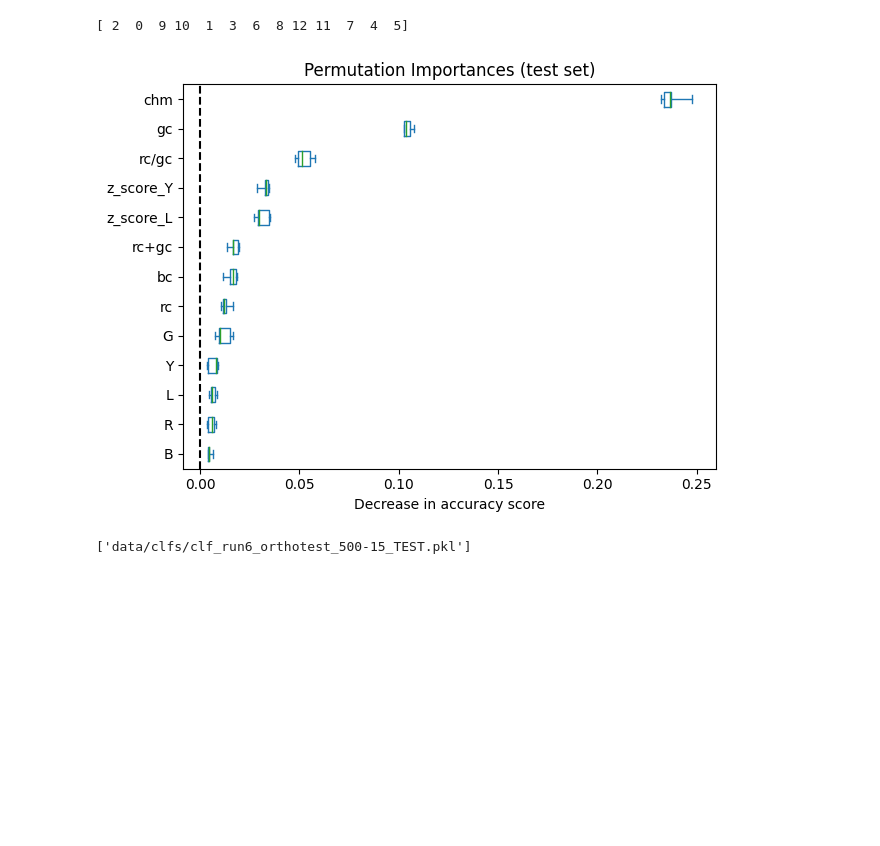
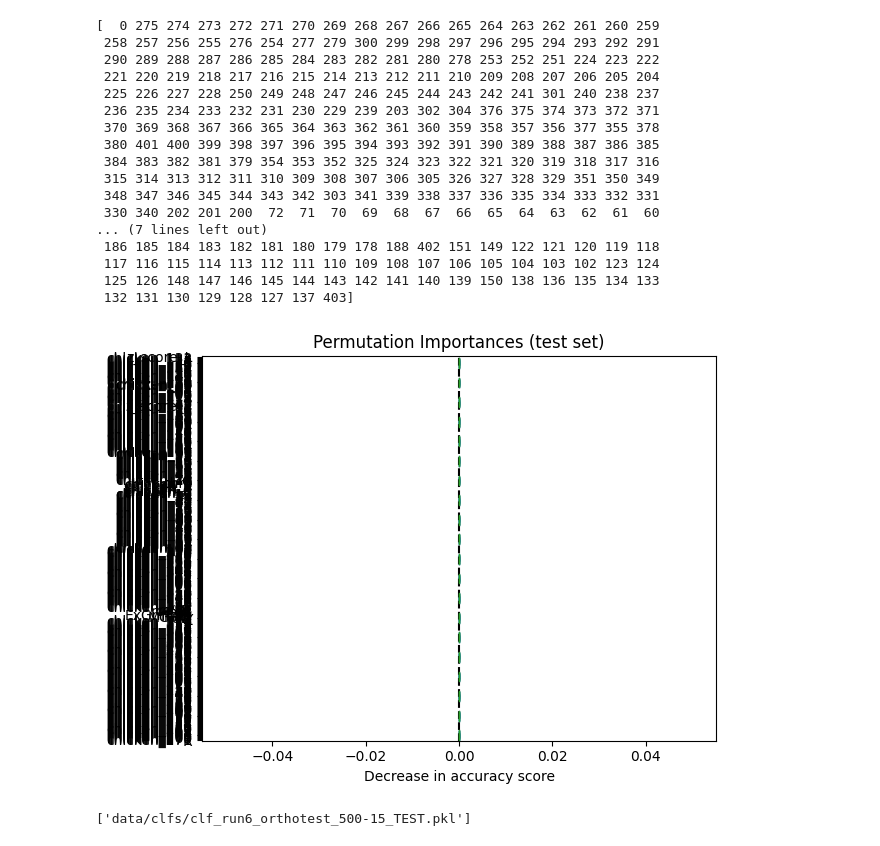
Before and after one commit to mbb25/genericRF_NWT, a Jupyter notebook: 3_classification_clean.ipynb, the cells around one changed output. Drawn from its saved outputs; the diff is of its cells as text; code cells hidden in the pictures; blank space fills up the shorter version.

```diff
--- a/3_classification_clean.ipynb
+++ b/3_classification_clean.ipynb
@@ -172,0 +80,22 @@ R          0.044794
+# %%
+for site in a[:6]:
+    print(f'Holding out site {site}...')
+    X_train, X_test, y_train, y_test = split_by_site(df, site)
+
+
+    # -----------------------------------------------------------------------------------------------------------
+    # oversample w synthetic minority oversampling to balance classes
+    under = imblearn.over_sampling.SMOTE(sampling_strategy='not majority') # resamples all classes but majority
+    X_res, y_res = under.fit_resample(X_train, y_train)
+
+    # -----------------------------------------------------------------------------------------------------------
+    # Train RF classifier
+    clf=RandomForestClassifier(n_estimators=500, max_depth=15)
+    clf.fit(X_res, y_res)
+
+    # -----------------------------------------------------------------------------------------------------------
+    # Prediction
+    preds = clf.predict(X_test)
+
+    print(f'  Train accuracy: {clf.score(X_res, y_res)}')
+    print(f'  Test accuracy: {clf.score(X_test, y_test)}')
@@ -173,25 +163,62 @@ R          0.044794
+# %%
+# -----------------------------------------------------------------------------------------------------------
+# Inspect performance parameters: training and testing scores, confusion matrix, and feature importanceax1 = plt.figure(figsize=(5,5)).add_subplot(111)
+
+cf_matrix = confusion_matrix(y_test, preds,  labels = clf.classes_)
+disp = ConfusionMatrixDisplay(confusion_matrix=cf_matrix, display_labels=clf.classes_)
+disp.plot(ax = ax1)
+plt.title('Confusion Matrix')
+
+feature_importance = pd.DataFrame(clf.feature_importances_, index=X_res.columns).sort_values(by=0, ascending=False)
+print(feature_importance)
+
+# -----------------------------------------------------------------------------------------------------------
+# save inspection results to csv output file and confusion matrix to figure
+savepath = os.path.join('runs', runname)
+savename = f'{runname}.csv'
+inpsectiontocsv(savepath=savepath, savename=savename, selection=selection, clf=clf, cf_matrix=cf_matrix,
+                training_data=[X_res, y_res], testing_data=[X_test, y_test])
+
+figname=f'cfm_{runname}.png'
+savefig(savepath+figname, dpi=150, bbox_inches='tight')
 # %%
 # ==========================================================================================
 # Calculate permutation matrix and save figure
 # ==========================================================================================
 perm_importance = permutation_importance(clf, X_test, y_test)
 sorted_idx = perm_importance.importances_mean.argsort()
 print(sorted_idx)
 importances = pd.DataFrame(
     perm_importance.importances[sorted_idx].T,
     columns=X.columns[sorted_idx],
 )
 
 ax = importances.plot.box(vert=False, whis=10)
 ax.set_title("Permutation Importances (test set)")
 ax.axvline(x=0, color="k", linestyle="--")
 ax.set_xlabel("Decrease in accuracy score")
 ax.figure.tight_layout()
-figname='perm_%s.png' % run
+figname = f'perm_{runname}.png'
 savefig(savepath+figname, dpi=150, bbox_inches='tight')
 # %% [output]
-[ 2  0  9 10  1  3  6  8 12 11  7  4  5]
+[  0 275 274 273 272 271 270 269 268 267 266 265 264 263 262 261 260 259
+ 258 257 256 255 276 254 277 279 300 299 298 297 296 295 294 293 292 291
+ 290 289 288 287 286 285 284 283 282 281 280 278 253 252 251 224 223 222
+ 221 220 219 218 217 216 215 214 213 212 211 210 209 208 207 206 205 204
+ 225 226 227 228 250 249 248 247 246 245 244 243 242 241 301 240 238 237
+ 236 235 234 233 232 231 230 229 239 203 302 304 376 375 374 373 372 371
+ 370 369 368 367 366 365 364 363 362 361 360 359 358 357 356 377 355 378
+ 380 401 400 399 398 397 396 395 394 393 392 391 390 389 388 387 386 385
+ 384 383 382 381 379 354 353 352 325 324 323 322 321 320 319 318 317 316
+ 315 314 313 312 311 310 309 308 307 306 305 326 327 328 329 351 350 349
+ 348 347 346 345 344 343 342 303 341 339 338 337 336 335 334 333 332 331
+ 330 340 202 201 200  72  71  70  69  68  67  66  65  64  63  62  61  60
+... (7 lines left out)
+ 186 185 184 183 182 181 180 179 178 188 402 151 149 122 121 120 119 118
+ 117 116 115 114 113 112 111 110 109 108 107 106 105 104 103 102 123 124
+ 125 126 148 147 146 145 144 143 142 141 140 139 150 138 136 135 134 133
+ 132 131 130 129 128 127 137 403]
-[figure, old version]
+[figure, new version]
 # %%
 # ==========================================================================================
 # save classifier in object
```
Also changed, not shown: parts of 8 cells of this notebook, 3 other files.
